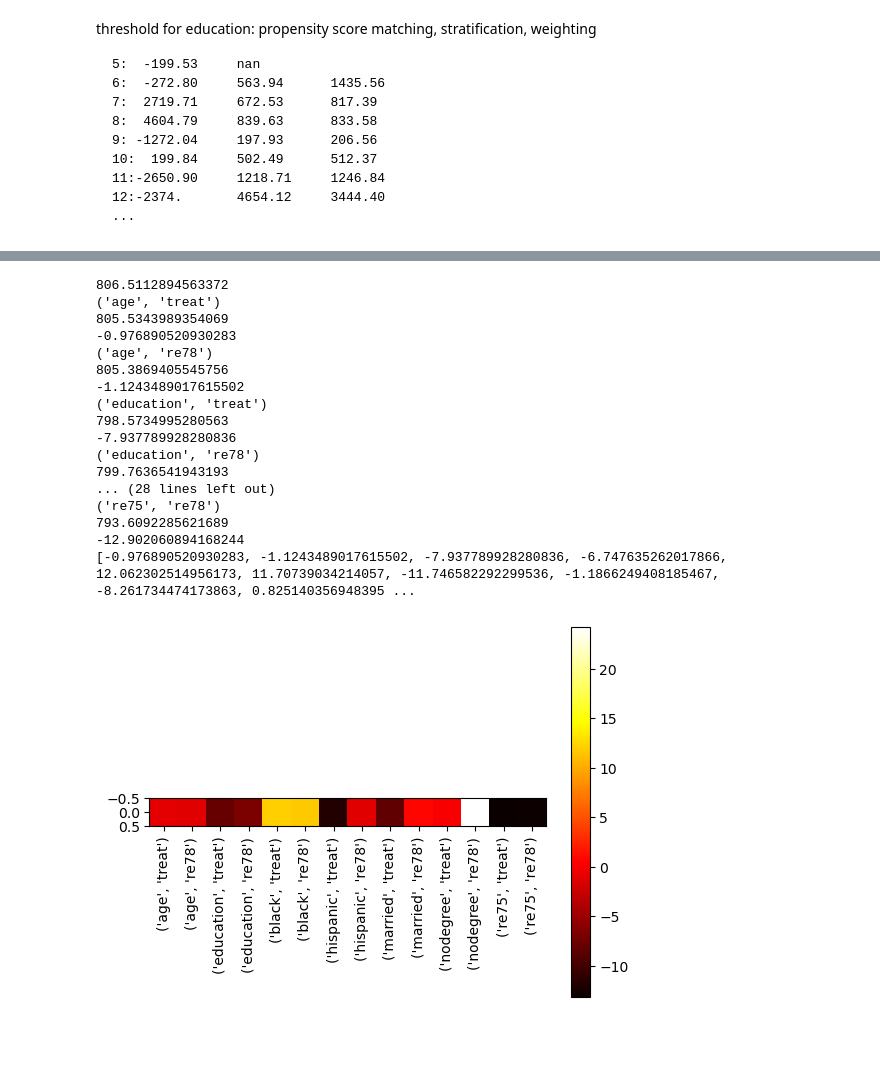
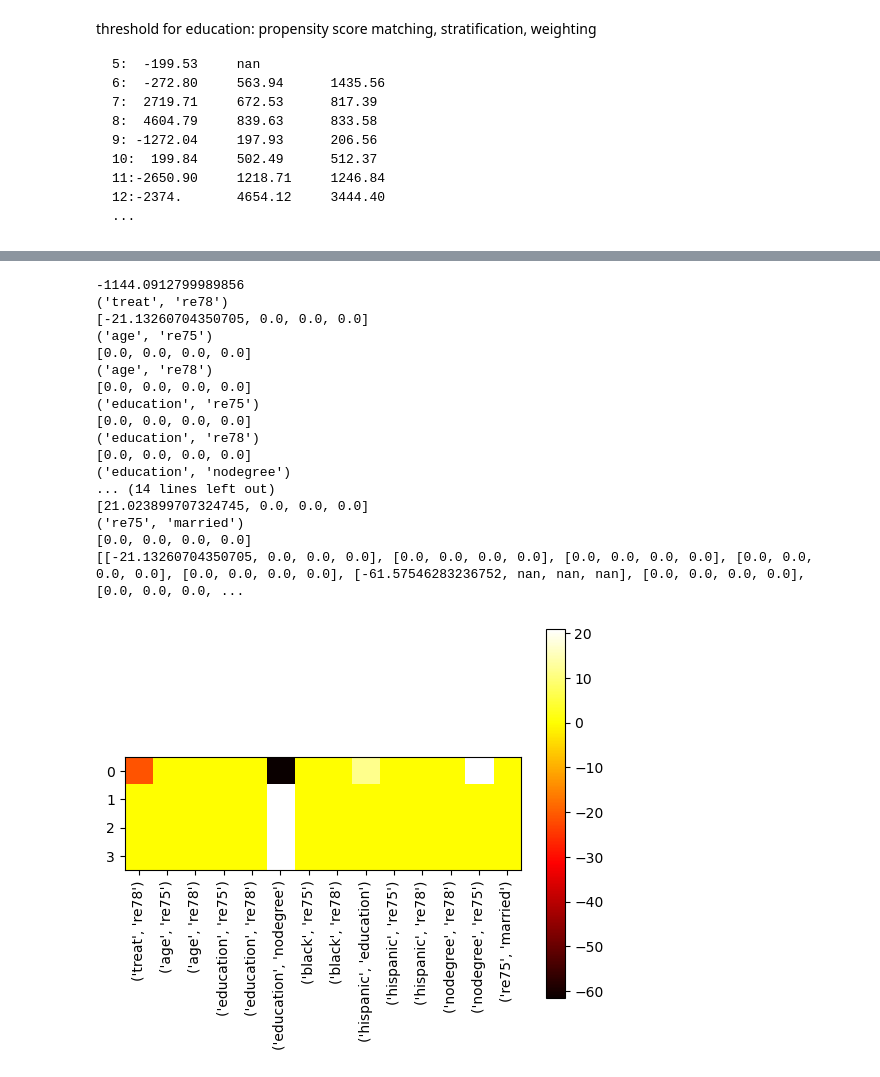
Before and after one commit to sohamchatterjee50/CAUSALITY, a Jupyter notebook: Causal_effect_n_validation.ipynb, the cells around one changed output, grey strips where cells are left out. Saved outputs shown, nothing was run; the diff lists cells and outputs as text; code cells hidden in the pictures; blank space fills up the shorter version.

```diff
--- a/Causal_effect_n_validation.ipynb
+++ b/Causal_effect_n_validation.ipynb
@@ -109,7 +102,7 @@ backdoor.linear_regression ATE : 828.2248882215099
 # %%
 # make treatment variable binary
 data_binary = data.copy()
-# data_binary['education'] = data_binary['education'].apply(lambda x: 1 if x > 12 else 0)
+data_binary['education'] = data_binary['education'].apply(lambda x: 1 if x > 8 else 0)
 display_data = data_binary.copy()
 model=CausalModel(
     data = data_binary,
@@ -126,6 +119,9 @@ print(identified_estimand)
 identifier = model.identifier
 identifier.identify_backdoor(model._graph._graph, model._treatment, model._outcome, list(model._graph.get_all_nodes(include_unobserved=False)))
 
+estimate_linreg = model.estimate_effect(identified_estimand, method_name="backdoor.linear_regression")
+print("backdoor.linear_regression ATE :", estimate_linreg.value)
+
 estimate_matching = model.estimate_effect(identified_estimand, method_name="backdoor.propensity_score_matching")
 print("backdoor.propensity_score_matching ATE:", estimate_matching.value)
 
@@ -327,21 +363,21 @@ for i, edge in enumerate(list(edges)[:-1]):
     identified_estimand = model.identify_effect()
     # model.view_model()
     estim_linreg = model.estimate_effect(identified_estimand, method_name="backdoor.linear_regression").value
-    # try:
-    #     estim_matching = model.estimate_effect(identified_estimand, method_name="backdoor.propensity_score_matching").value
-    # except:
-    #     estim_matching = np.nan
-    # try:
-    #     estim_strat = model.estimate_effect(identified_estimand, method_name="backdoor.propensity_score_stratification").value
-    # except:
-    #     estim_strat = np.nan
-    # try:
-    #     estim_weight = model.estimate_effect(identified_estimand, method_name="backdoor.propensity_score_weighting").value
-    # except:
-        # estim_weight = np.nan
-    # change[i] = [estim_linreg, estim_matching, estim_strat, estim_weight]
-    change[i] = estim_linreg-estimate_linreg.value
-    print(estim_linreg)
+    try:
+        estim_matching = model.estimate_effect(identified_estimand, method_name="backdoor.propensity_score_matching").value
+    except:
+        estim_matching = np.nan
+    try:
+        estim_strat = model.estimate_effect(identified_estimand, method_name="backdoor.propensity_score_stratification").value
+    except:
+        estim_strat = np.nan
+    try:
+        estim_weight = model.estimate_effect(identified_estimand, method_name="backdoor.propensity_score_weighting").value
+    except:
+        estim_weight = np.nan
+    change[i] = [estim_linreg-estimate_linreg.value, estim_matching-estimate_matching.value, estim_strat-estimate_strat.value, estim_weight-estimate_weight.value]
+    # change[i] = estim_linreg-estimate_linreg.value
+    # print(estim_linreg, estim_matching, estim_strat, estim_weight)
     print(change[i])
 
     model._graph._graph = old_graph
@@ -349,7 +385,7 @@ for i, edge in enumerate(list(edges)[:-1]):
 
 
 print(change)
-plt.imshow(np.array(change).reshape(1, -1), cmap='hot', interpolation='nearest')
+plt.imshow(np.array(change).T, cmap='hot', interpolation='nearest')
 # plt.x_ticks(range(len(edges)), labels=edges)
 plt.xticks(range(len(edges)-1), labels=list(edges)[:-1], rotation=90)
 plt.colorbar()
@@ -359,18 +395,18 @@ plt.show()
-806.5112894563372
-('age', 'treat')
-805.5343989354069
--0.976890520930283
+-1144.0912799989856
+('treat', 're78')
+[-21.13260704350705, 0.0, 0.0, 0.0]
+('age', 're75')
+[0.0, 0.0, 0.0, 0.0]
 ('age', 're78')
-805.3869405545756
--1.1243489017615502
-('education', 'treat')
-798.5734995280563
--7.937789928280836
+[0.0, 0.0, 0.0, 0.0]
+('education', 're75')
+[0.0, 0.0, 0.0, 0.0]
 ('education', 're78')
-799.7636541943193
-... (28 lines left out)
-('re75', 're78')
-793.6092285621689
--12.902060894168244
-[-0.976890520930283, -1.1243489017615502, -7.937789928280836, -6.747635262017866, 12.062302514956173, 11.70739034214057, -11.746582292299536, -1.1866249408185467, -8.261734474173863, 0.825140356948395 ...
+[0.0, 0.0, 0.0, 0.0]
+('education', 'nodegree')
+... (14 lines left out)
+[21.023899707324745, 0.0, 0.0, 0.0]
+('re75', 'married')
+[0.0, 0.0, 0.0, 0.0]
+[[-21.13260704350705, 0.0, 0.0, 0.0], [0.0, 0.0, 0.0, 0.0], [0.0, 0.0, 0.0, 0.0], [0.0, 0.0, 0.0, 0.0], [0.0, 0.0, 0.0, 0.0], [-61.57546283236752, nan, nan, nan], [0.0, 0.0, 0.0, 0.0], [0.0, 0.0, 0.0, ...
-[figure, old version]
+[figure, new version]
```
Also changed, not shown: parts of 16 cells of this notebook.
